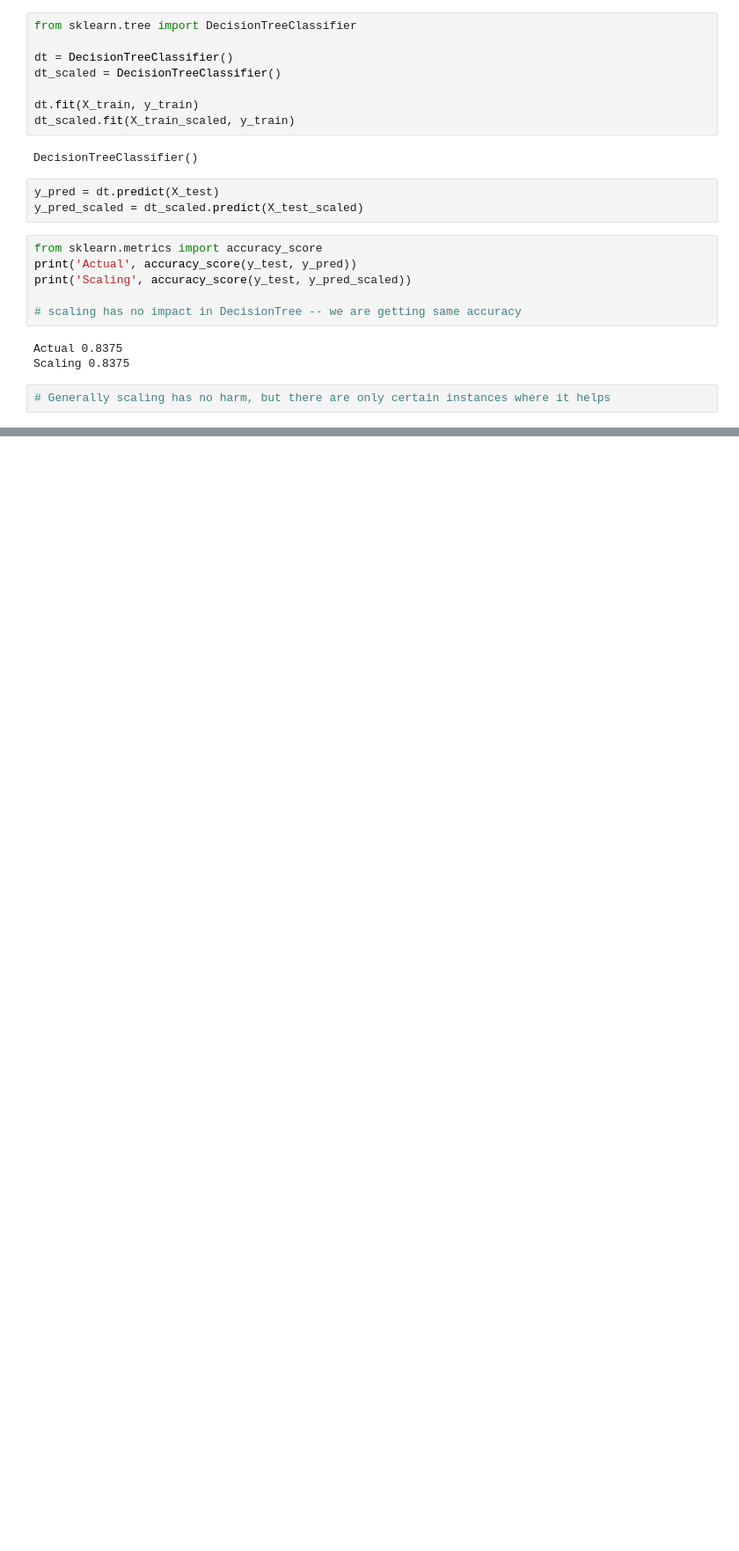
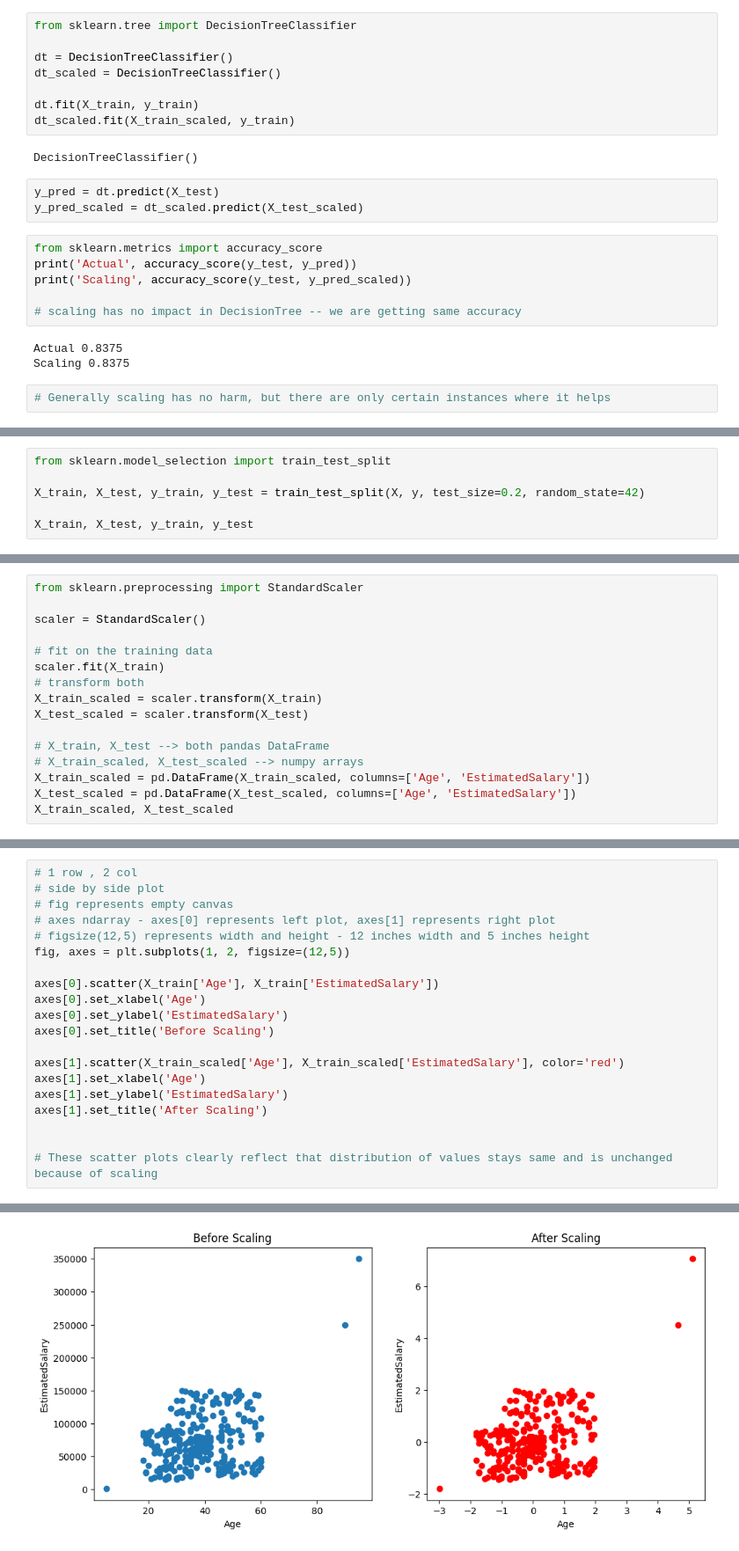
Before and after one commit to shishir474/applied-ai-engineering, a Jupyter notebook: Feature Engineering/feature_scaling_standardization.ipynb, the cells around one changed output, grey strips where cells are left out. Shown at 88% size. Saved outputs shown, nothing was run; the diff lists cells and outputs as text; blank space fills up the shorter version.

Commit message:
outliers impact on scaling

```diff
--- a/Feature Engineering/feature_scaling_standardization.ipynb
+++ b/Feature Engineering/feature_scaling_standardization.ipynb
@@ -322,0 +374,6 @@ Scaling 0.8375
+# %%
+from sklearn.model_selection import train_test_split
+
+X_train, X_test, y_train, y_test = train_test_split(X, y, test_size=0.2, random_state=42)
+
+X_train, X_test, y_train, y_test
@@ -322,0 +398,16 @@ Scaling 0.8375
+# %%
+from sklearn.preprocessing import StandardScaler
+
+scaler = StandardScaler()
+
+# fit on the training data
+scaler.fit(X_train)
+# transform both
+X_train_scaled = scaler.transform(X_train)
+X_test_scaled = scaler.transform(X_test)
+
+# X_train, X_test --> both pandas DataFrame
+# X_train_scaled, X_test_scaled --> numpy arrays
+X_train_scaled = pd.DataFrame(X_train_scaled, columns=['Age', 'EstimatedSalary'])
+X_test_scaled = pd.DataFrame(X_test_scaled, columns=['Age', 'EstimatedSalary'])
+X_train_scaled, X_test_scaled
@@ -322,0 +432,21 @@ Scaling 0.8375
+# %%
+# 1 row , 2 col
+# side by side plot
+# fig represents empty canvas
+# axes ndarray - axes[0] represents left plot, axes[1] represents right plot
+# figsize(12,5) represents width and height - 12 inches width and 5 inches height
+fig, axes = plt.subplots(1, 2, figsize=(12,5))
+
+axes[0].scatter(X_train['Age'], X_train['EstimatedSalary'])
+axes[0].set_xlabel('Age')
+axes[0].set_ylabel('EstimatedSalary')
+axes[0].set_title('Before Scaling')
+
+axes[1].scatter(X_train_scaled['Age'], X_train_scaled['EstimatedSalary'], color='red')
+axes[1].set_xlabel('Age')
+axes[1].set_ylabel('EstimatedSalary')
+axes[1].set_title('After Scaling')
+
+
+# These scatter plots clearly reflect that distribution of values stays same and is unchanged because of scaling
+# %% [output]
@@ -322,0 +454 @@ Scaling 0.8375
+[figure, added]
```
Also changed, not shown: parts of 9 cells of this notebook.
